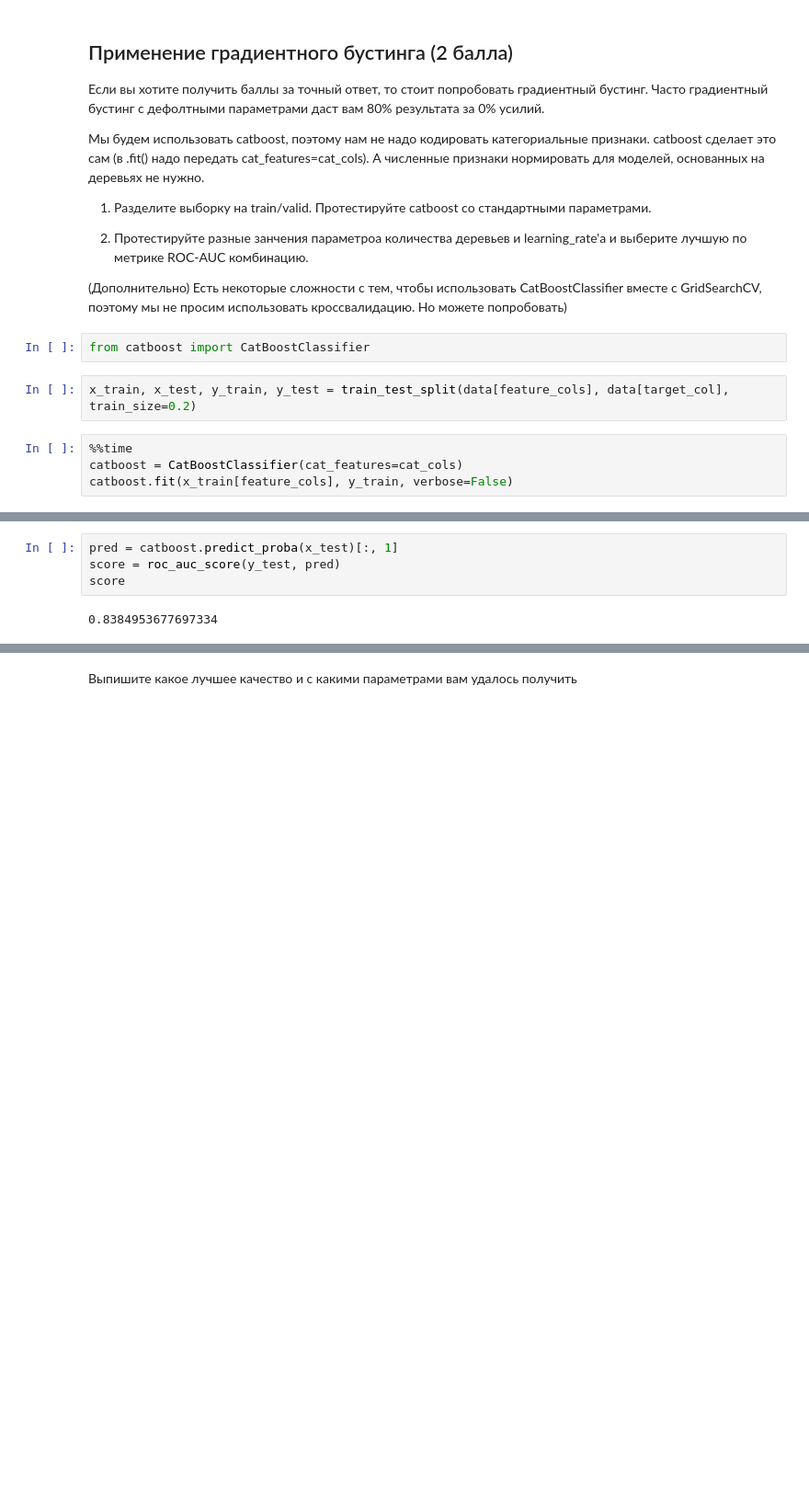
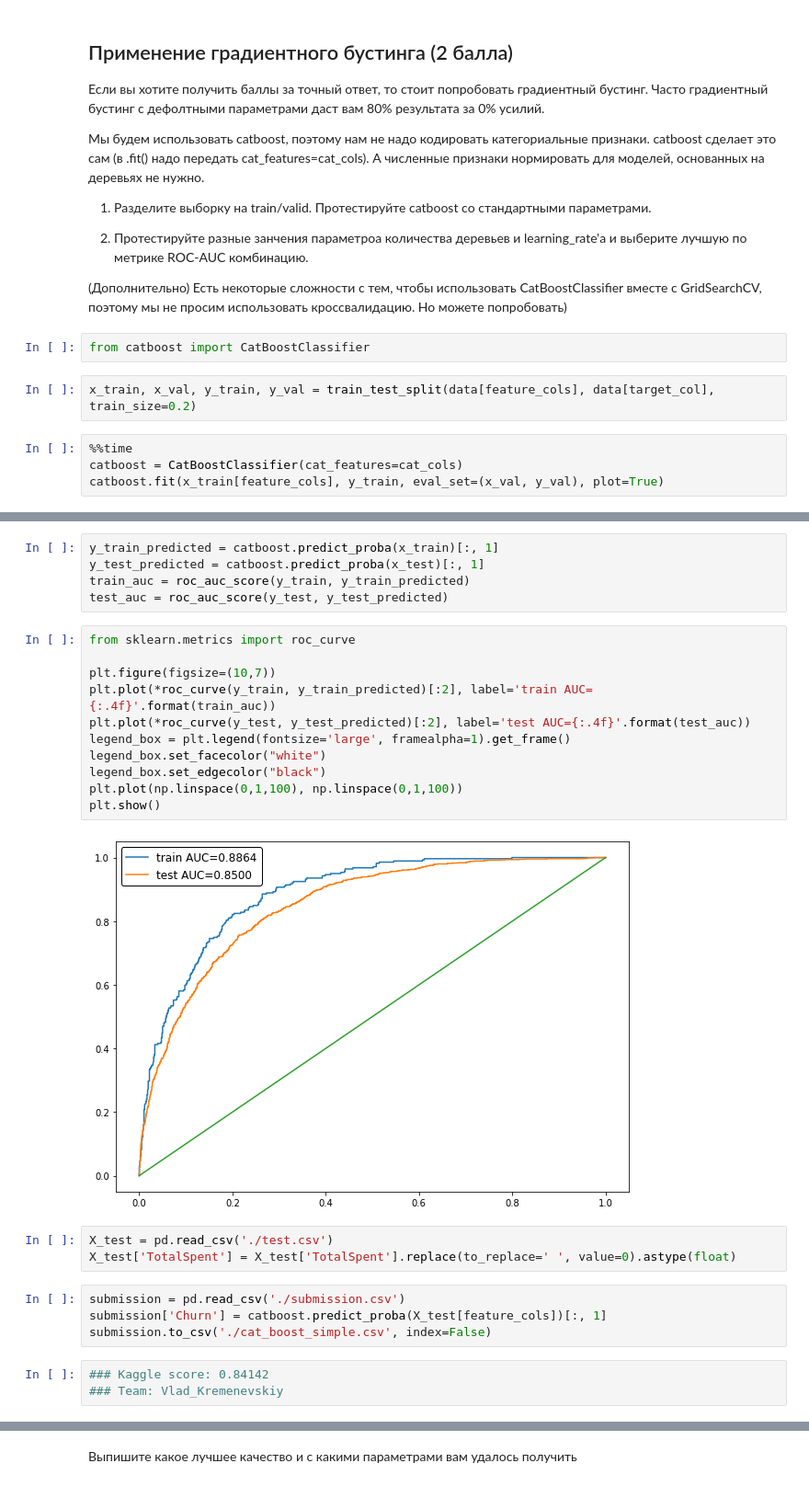
Before and after one commit to kremenevskiy/DL, a Jupyter notebook: DLS/compositions/baseline.ipynb, the cells around one changed output, grey strips where cells are left out. Shown: that part at 92% size. Cells and saved outputs as stored; diff of their text form; blank space fills up the shorter version.

Commit message:
CatBoost homework top 200 Kaggle

```diff
--- a/DLS/compositions/baseline.ipynb
+++ b/DLS/compositions/baseline.ipynb
@@ -323,9 +376,9 @@ submission.to_csv('./my_submission_logreg.csv', index=False)
 # %%
 from catboost import CatBoostClassifier
 # %%
-x_train, x_test, y_train, y_test = train_test_split(data[feature_cols], data[target_col], train_size=0.2)
+x_train, x_val, y_train, y_val = train_test_split(data[feature_cols], data[target_col], train_size=0.2)
 # %%
 %%time
 catboost = CatBoostClassifier(cat_features=cat_cols)
-catboost.fit(x_train[feature_cols], y_train, verbose=False)
+catboost.fit(x_train[feature_cols], y_train, eval_set=(x_val, y_val), plot=True)
 # %% [output]
@@ -335,6 +404,28 @@ Wall time: 3.22 s
-# %%
-pred = catboost.predict_proba(x_test)[:, 1]
-score = roc_auc_score(y_test, pred)
-score
-# %% [output]
-0.8384953677697334
+# %%
+y_train_predicted = catboost.predict_proba(x_train)[:, 1]
+y_test_predicted = catboost.predict_proba(x_test)[:, 1]
+train_auc = roc_auc_score(y_train, y_train_predicted)
+test_auc = roc_auc_score(y_test, y_test_predicted)
+# %%
+from sklearn.metrics import roc_curve
+
+plt.figure(figsize=(10,7))
+plt.plot(*roc_curve(y_train, y_train_predicted)[:2], label='train AUC={:.4f}'.format(train_auc))
+plt.plot(*roc_curve(y_test, y_test_predicted)[:2], label='test AUC={:.4f}'.format(test_auc))
+legend_box = plt.legend(fontsize='large', framealpha=1).get_frame()
+legend_box.set_facecolor("white")
+legend_box.set_edgecolor("black")
+plt.plot(np.linspace(0,1,100), np.linspace(0,1,100))
+plt.show()
+# %% [output]
+[figure, added]
+# %%
+X_test = pd.read_csv('./test.csv')
+X_test['TotalSpent'] = X_test['TotalSpent'].replace(to_replace=' ', value=0).astype(float)
+# %%
+submission = pd.read_csv('./submission.csv')
+submission['Churn'] = catboost.predict_proba(X_test[feature_cols])[:, 1]
+submission.to_csv('./cat_boost_simple.csv', index=False)
+# %%
+### Kaggle score: 0.84142
+### Team: Vlad_Kremenevskiy
```
Also changed, not shown: parts of 52 cells of this notebook, 19 other files.
